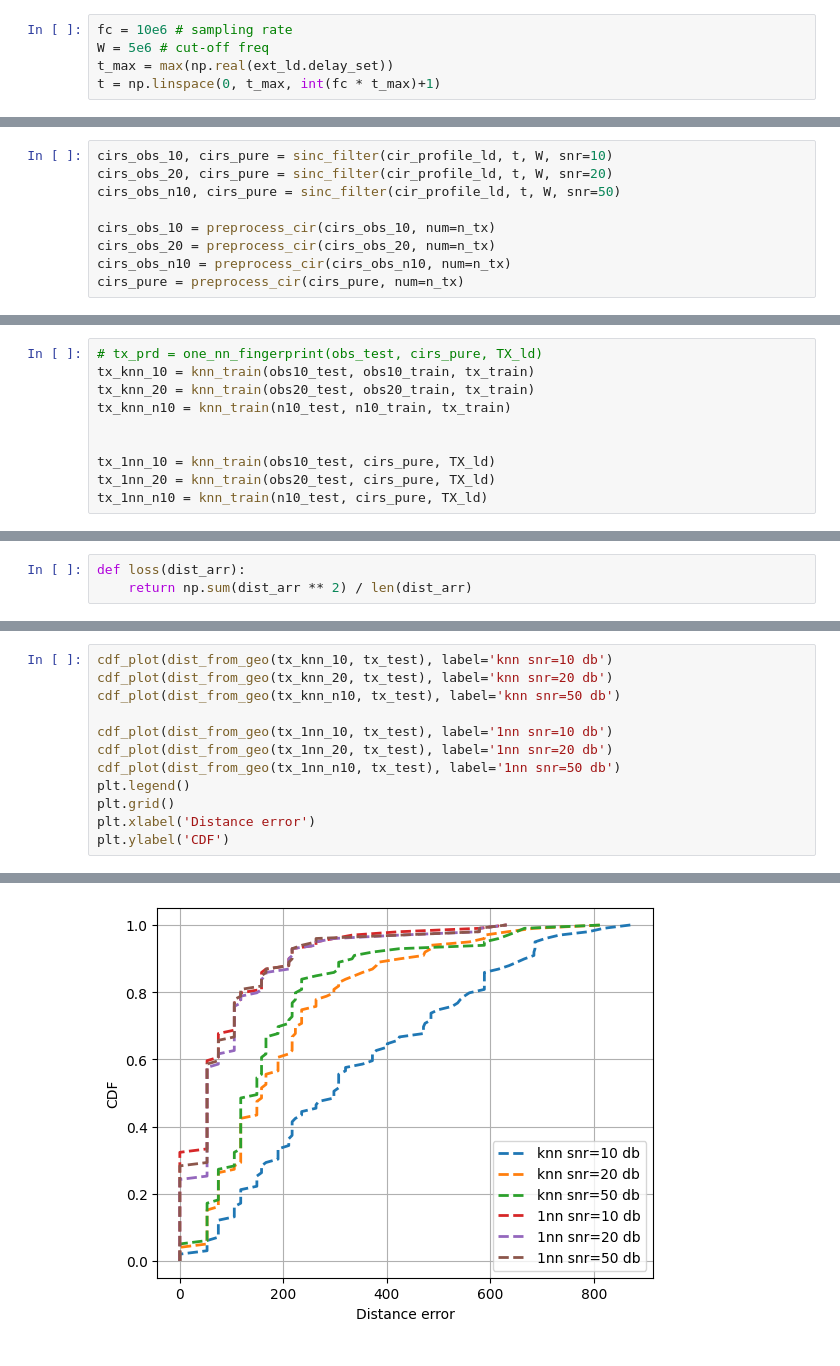
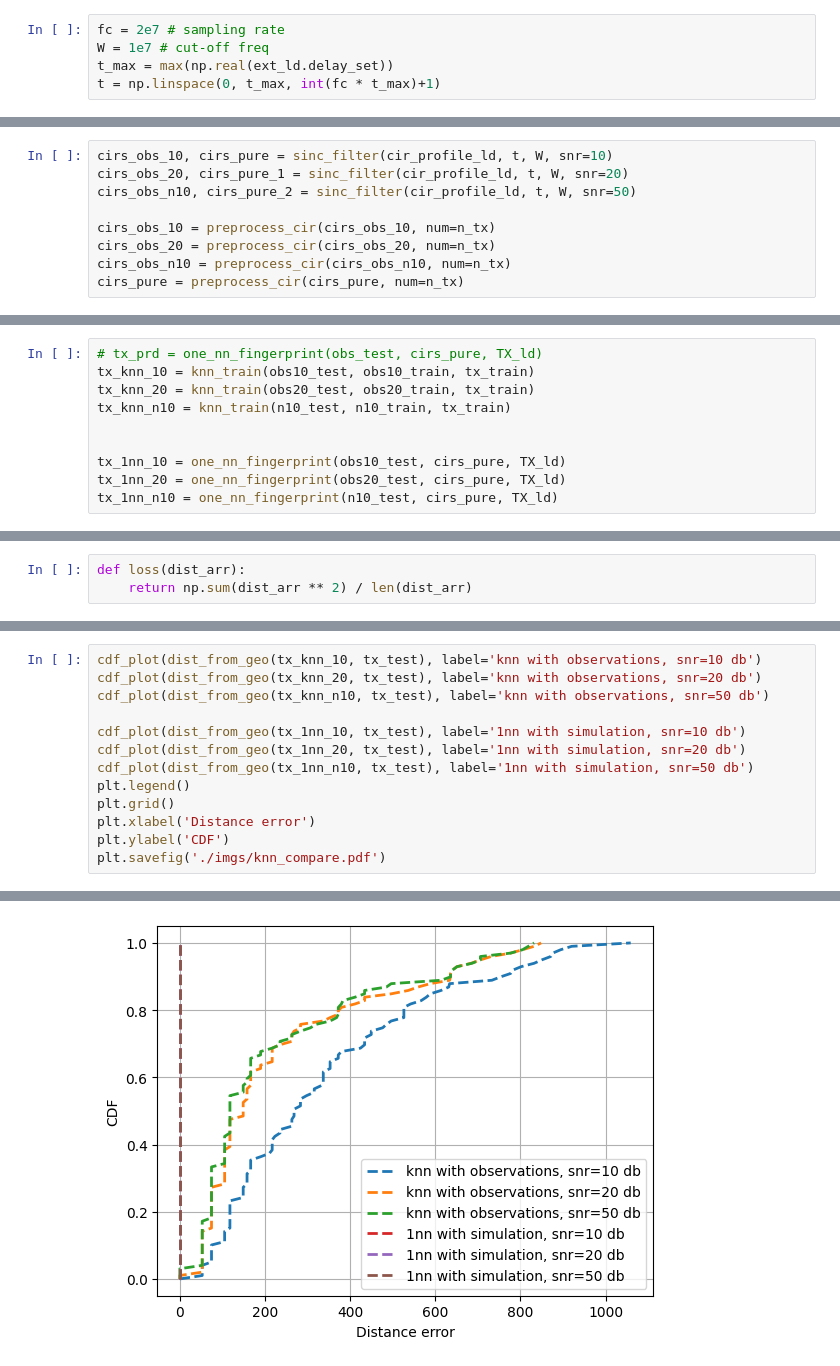
Before and after one commit to ukunliu/WSN_simulation, a Jupyter notebook: Polished_code/metric_learning_data/summary.ipynb, the cells around one changed output, grey strips where cells are left out. Drawn from its saved outputs; the diff is of its cells as text.

```diff
--- a/Polished_code/metric_learning_data/summary.ipynb
+++ b/Polished_code/metric_learning_data/summary.ipynb
@@ -48,8 +48,8 @@ ext_ld = Extractor(cir_profile_ld)
 # formatting CIR profiles
 X_ld = ext_ld.formatting_X(max_len=20)
 # %%
-fc = 10e6 # sampling rate
-W = 5e6 # cut-off freq
+fc = 2e7 # sampling rate
+W = 1e7 # cut-off freq
 t_max = max(np.real(ext_ld.delay_set))
 t = np.linspace(0, t_max, int(fc * t_max)+1)
 # %%
@@ -404,8 +405,8 @@ def knn_train(x_obs, x_obs_db, TX, k=5, tree_type='ball_tree'):
     return tx_pred
 # %%
 cirs_obs_10, cirs_pure = sinc_filter(cir_profile_ld, t, W, snr=10)
-cirs_obs_20, cirs_pure = sinc_filter(cir_profile_ld, t, W, snr=20)
-cirs_obs_n10, cirs_pure = sinc_filter(cir_profile_ld, t, W, snr=50)
+cirs_obs_20, cirs_pure_1 = sinc_filter(cir_profile_ld, t, W, snr=20)
+cirs_obs_n10, cirs_pure_2 = sinc_filter(cir_profile_ld, t, W, snr=50)
 
 cirs_obs_10 = preprocess_cir(cirs_obs_10, num=n_tx)
 cirs_obs_20 = preprocess_cir(cirs_obs_20, num=n_tx)
@@ -420,9 +421,9 @@ tx_knn_20 = knn_train(obs20_test, obs20_train, tx_train)
 tx_knn_n10 = knn_train(n10_test, n10_train, tx_train)
 
 
-tx_1nn_10 = knn_train(obs10_test, cirs_pure, TX_ld)
-tx_1nn_20 = knn_train(obs20_test, cirs_pure, TX_ld)
-tx_1nn_n10 = knn_train(n10_test, cirs_pure, TX_ld)
+tx_1nn_10 = one_nn_fingerprint(obs10_test, cirs_pure, TX_ld)
+tx_1nn_20 = one_nn_fingerprint(obs20_test, cirs_pure, TX_ld)
+tx_1nn_n10 = one_nn_fingerprint(n10_test, cirs_pure, TX_ld)
 # %%
 e_knn_10 = dist_from_geo(tx_knn_10, tx_test)
 e_knn_20 = dist_from_geo(tx_knn_20, tx_test)
@@ -479,13 +479,14 @@ loss(d), np.mean(d)
 # %%
-cdf_plot(dist_from_geo(tx_knn_10, tx_test), label='knn snr=10 db')
-cdf_plot(dist_from_geo(tx_knn_20, tx_test), label='knn snr=20 db')
-cdf_plot(dist_from_geo(tx_knn_n10, tx_test), label='knn snr=50 db')
+cdf_plot(dist_from_geo(tx_knn_10, tx_test), label='knn with observations, snr=10 db')
+cdf_plot(dist_from_geo(tx_knn_20, tx_test), label='knn with observations, snr=20 db')
+cdf_plot(dist_from_geo(tx_knn_n10, tx_test), label='knn with observations, snr=50 db')
 
-cdf_plot(dist_from_geo(tx_1nn_10, tx_test), label='1nn snr=10 db')
-cdf_plot(dist_from_geo(tx_1nn_20, tx_test), label='1nn snr=20 db')
-cdf_plot(dist_from_geo(tx_1nn_n10, tx_test), label='1nn snr=50 db')
+cdf_plot(dist_from_geo(tx_1nn_10, tx_test), label='1nn with simulation, snr=10 db')
+cdf_plot(dist_from_geo(tx_1nn_20, tx_test), label='1nn with simulation, snr=20 db')
+cdf_plot(dist_from_geo(tx_1nn_n10, tx_test), label='1nn with simulation, snr=50 db')
 plt.legend()
 plt.grid()
 plt.xlabel('Distance error')
 plt.ylabel('CDF')
+plt.savefig('./imgs/knn_compare.pdf')
 # %% [output]
@@ -493 +493 @@ Text(0, 0.5, 'CDF')
-[figure, old version]
+[figure, new version]
```
Also changed, not shown: parts of 23 cells of this notebook, 19 other files.
